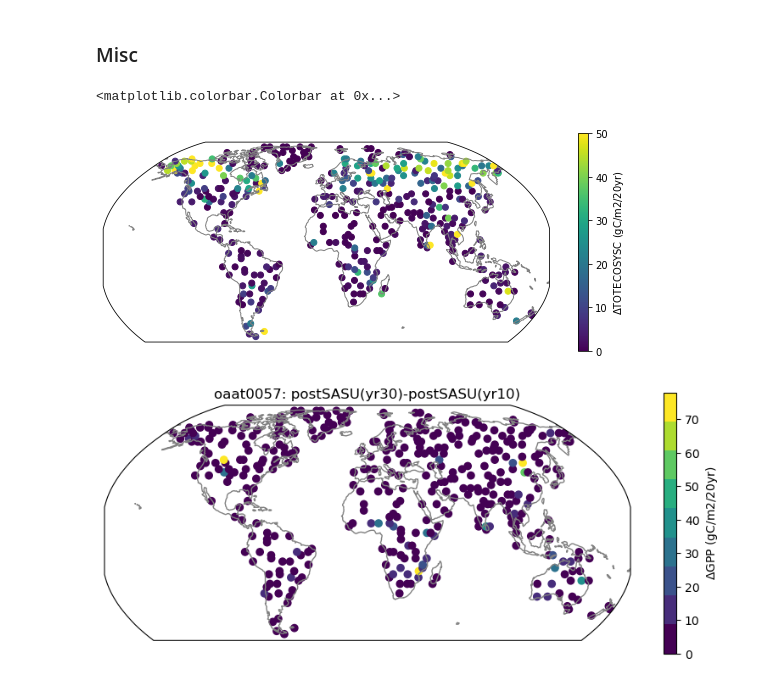
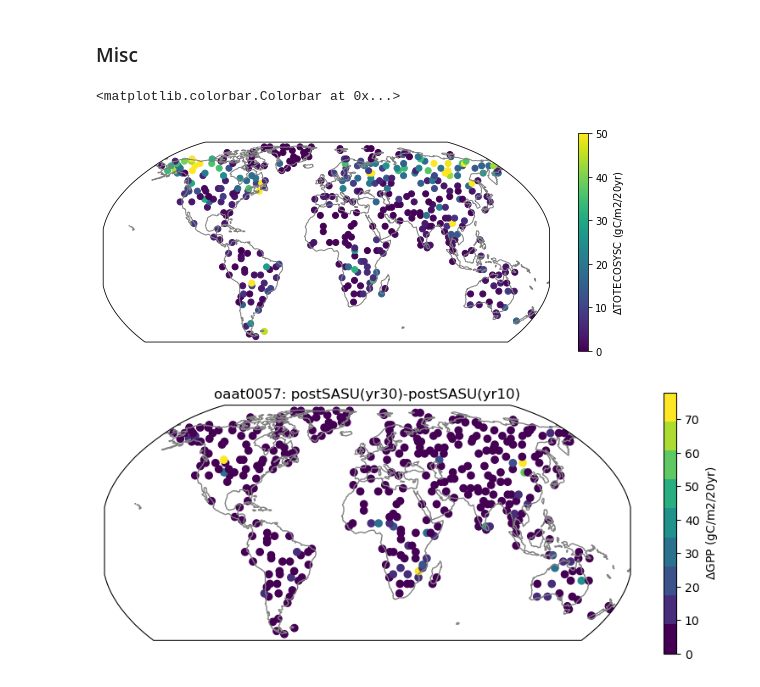
Before and after one commit to NCAR/ctsm6_ppe, a Jupyter notebook: spinup/minioaat_spinup.ipynb, the cells around one changed output. Cells and saved outputs as stored; diff of their text form; code cells hidden in the pictures.

```diff
--- a/spinup/minioaat_spinup.ipynb
+++ b/spinup/minioaat_spinup.ipynb
@@ -183,18 +184,18 @@ dx=(x-x.shift(year=20))
 # %%
 fig = plt.figure(figsize=(10, 4))
 ax = fig.add_subplot(1,1,1,projection=ccrs.Robinson())
 extent = [-180, 180,-60,90]
 ax.set_extent(extent, crs=ccrs.PlateCarree())
 ax.coastlines(color='grey')
 
-cx = np.abs((dx).isel(ens=0,year=range(20,40)).mean(dim='year'))
+cx = np.abs((dx).isel(ens=165,year=range(20,40)).mean(dim='year'))
 sc=ax.scatter(tmp.grid1d_lon,tmp.grid1d_lat,c=cx,vmin=0,vmax=50,
            transform=ccrs.PlateCarree())
 plt.colorbar(sc,label='$\Delta$TOTECOSYSC (gC/m2/20yr)')
 #plt.savefig('figs/'+k+'_gppjump_gridded.png',dpi=300,bbox_inches='tight');
 # %% [output]
 <matplotlib.colorbar.Colorbar at 0x...>
-[figure, old version]
+[figure, new version]
 # %%
 fig = plt.figure(figsize=(10, 4))
 ax = fig.add_subplot(1,1,1,projection=ccrs.Robinson())
```
Also changed, not shown: parts of 2 cells of this notebook, 20 other files.
